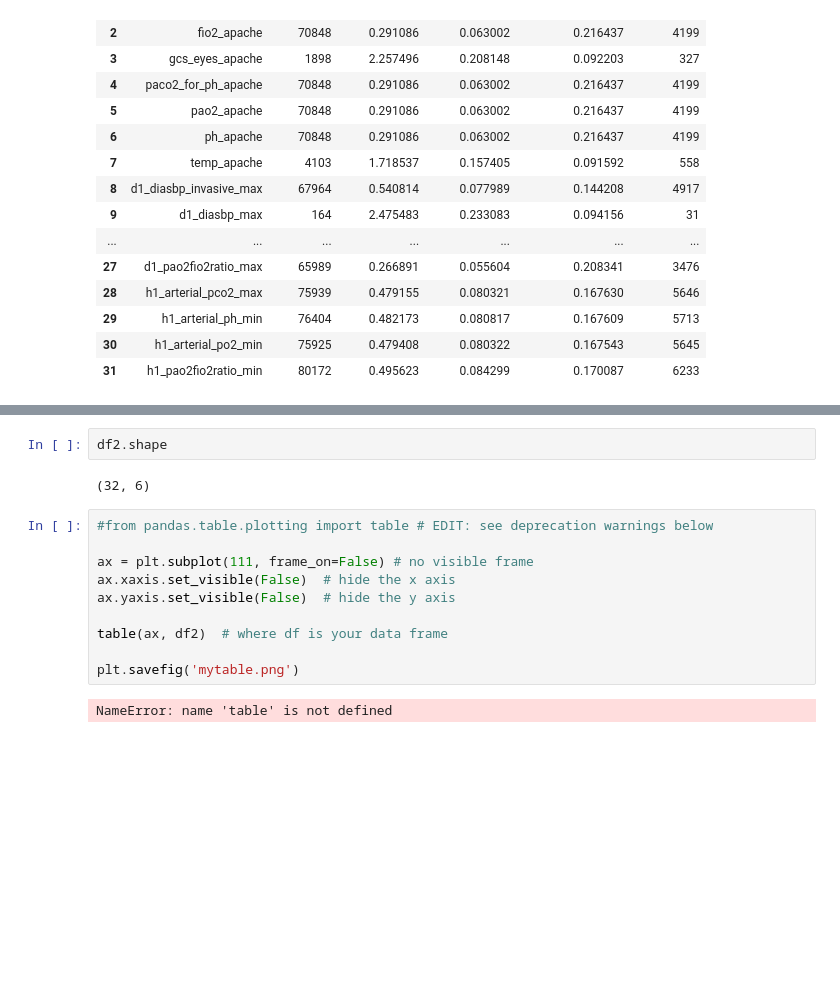
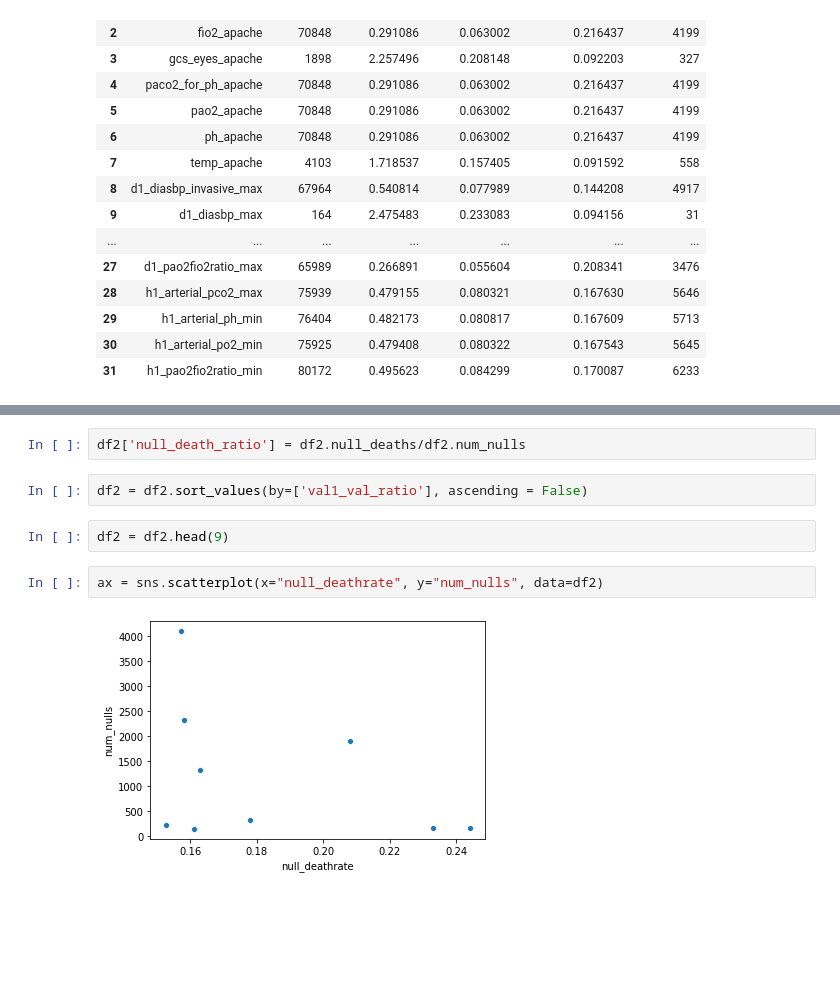
Before and after one commit to curie-capstone/predicting-patient-outcomes, a Jupyter notebook: chase/Untitled.ipynb, the cells around one changed output, grey strips where cells are left out. Cells and saved outputs as stored; diff of their text form; blank space fills up the shorter version.

```diff
--- a/chase/Untitled.ipynb
+++ b/chase/Untitled.ipynb
@@ -360,17 +392,10 @@ df2.sort_values(by=['val1_val_ratio'], ascending = False)
-# %%
-df2.shape
-# %% [output]
-(32, 6)
-# %%
-#from pandas.table.plotting import table # EDIT: see deprecation warnings below
-
-ax = plt.subplot(111, frame_on=False) # no visible frame
-ax.xaxis.set_visible(False)  # hide the x axis
-ax.yaxis.set_visible(False)  # hide the y axis
-
-table(ax, df2)  # where df is your data frame
-
-plt.savefig('mytable.png')
-# %% [output]
-NameError: name 'table' is not defined
-[figure, removed]
+# %%
+df2['null_death_ratio'] = df2.null_deaths/df2.num_nulls
+# %%
+df2 = df2.sort_values(by=['val1_val_ratio'], ascending = False)
+# %%
+df2 = df2.head(9)
+# %%
+ax = sns.scatterplot(x="null_deathrate", y="num_nulls", data=df2)
+# %% [output]
+[figure, added]
```
Also changed, not shown: parts of 21 cells of this notebook.
